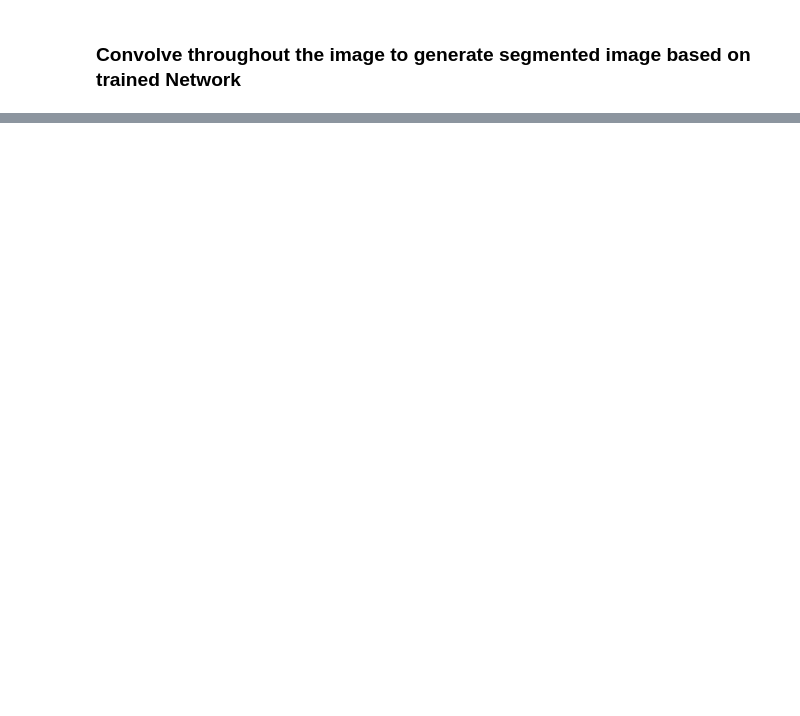
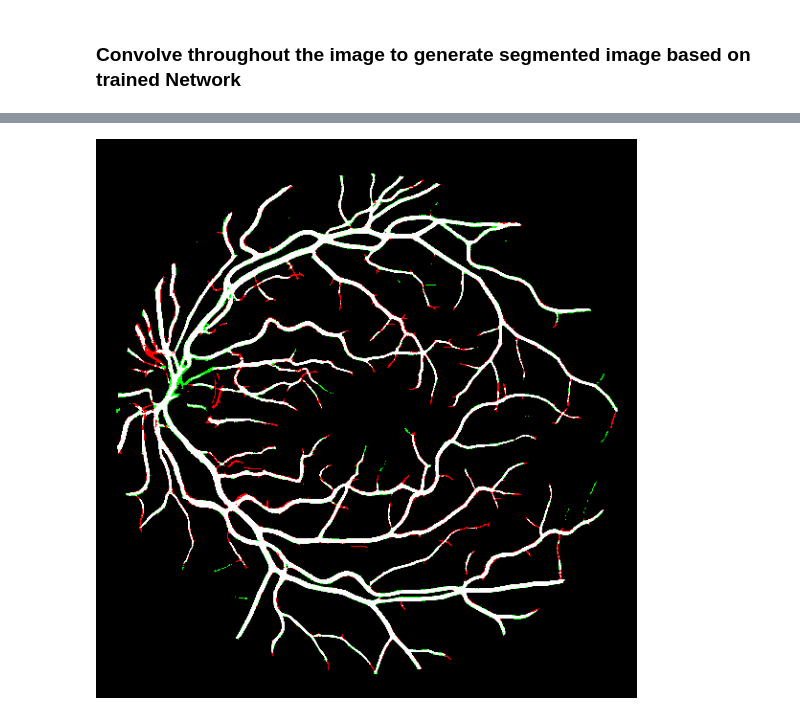
Before and after one commit to sraashis/deepdyn, a Jupyter notebook: notebook/CONV_4WAY.ipynb, the cells around one changed output, grey strips where cells are left out. Cells and saved outputs as stored; diff of their text form; code cells hidden in the pictures; blank space fills up the shorter version.

```diff
--- a/notebook/CONV_4WAY.ipynb
+++ b/notebook/CONV_4WAY.ipynb
@@ -229,10 +259,7 @@ segloader = torch.utils.data.DataLoader(segset, batch_size=1,
 # %%
 seg = np.zeros_like(segset.images[0].working_arr)
 for ID, image, label in segloader:
-#     IMG.fromarray(np.array(image*255, np.uint8).reshape(31,31)).show()
-#     break
-    print(ID)
-    break
+    file_id, i, j = ID
     outputs = trainer.model(Variable(image))
     _, predicted = torch.max(outputs.data, 1)
     if predicted[0]==3 or predicted[0] == 0:
@@ -241,0 +275,4 @@ IMG.fromarray(seg)
+# %%
+IMG.fromarray(imgutil.get_rgb_scores(seg,segset.images[0].res['segmented']))
+# %% [output]
+[figure, added]
```
Also changed, not shown: parts of 10 cells of this notebook.
